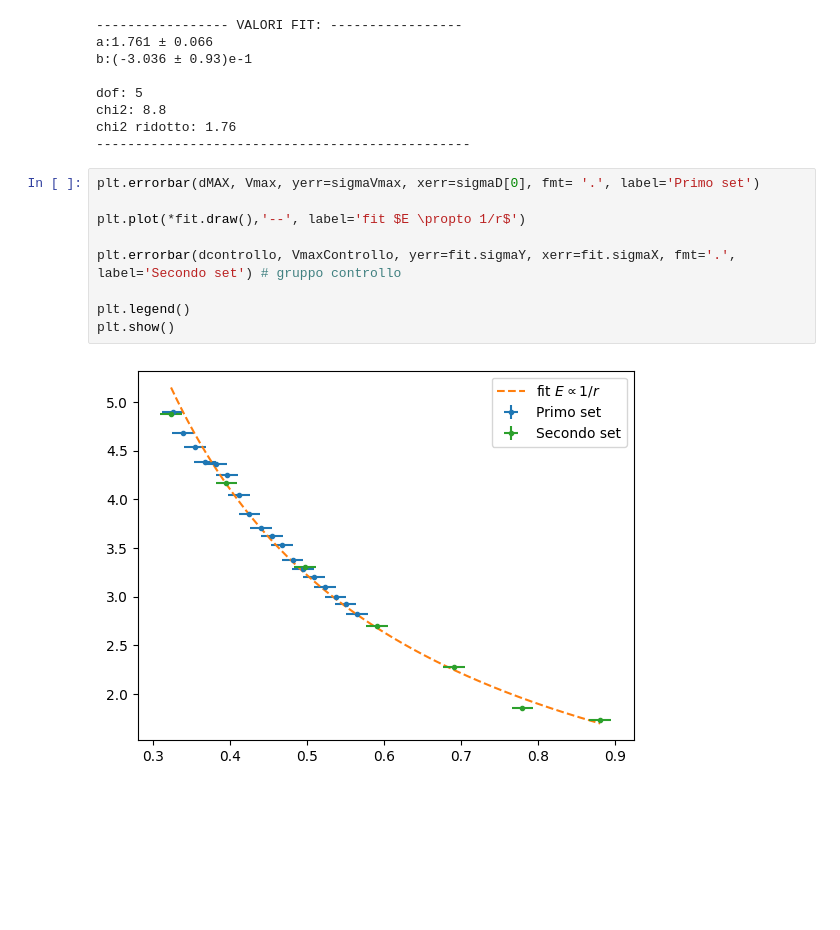
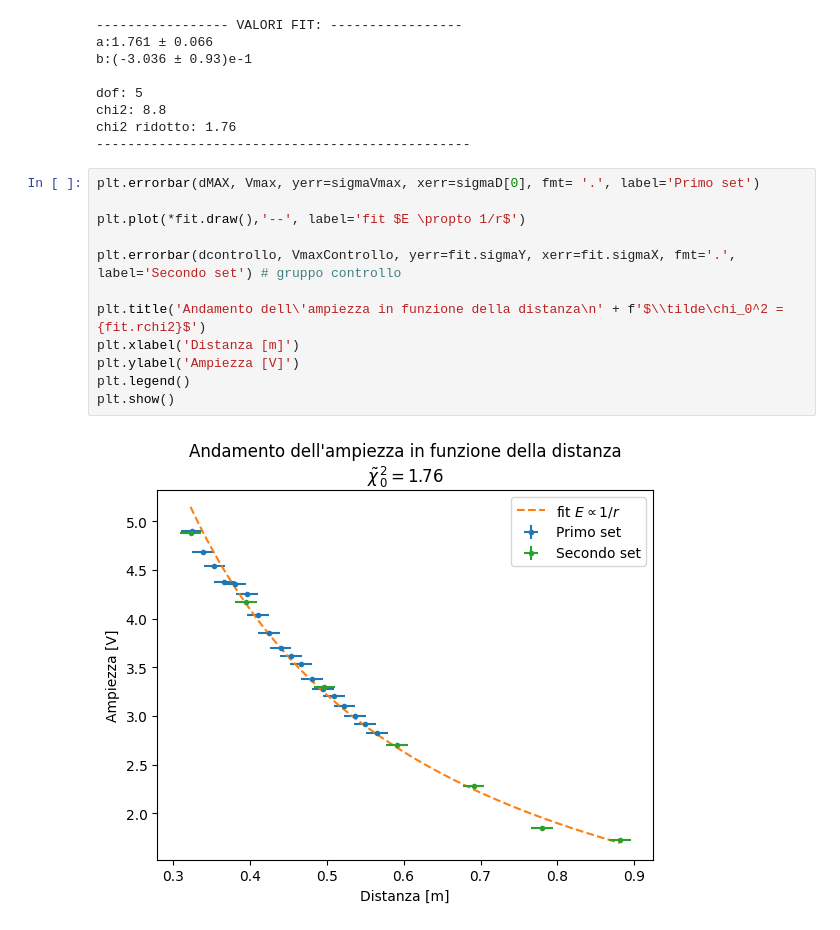
Before and after one commit to CarminatiGiovanni/LaboratorioFisica2, a Jupyter notebook: 20240509micoonde/ampiezza_distanza.ipynb, the cells around one changed output. Cells and saved outputs as stored; diff of their text form; blank space fills up the shorter version.

Commit message:
ampiezza

```diff
--- a/20240509micoonde/ampiezza_distanza.ipynb
+++ b/20240509micoonde/ampiezza_distanza.ipynb
@@ -67,11 +67,14 @@ chi2 ridotto: 1.76
 # %%
 plt.errorbar(dMAX, Vmax, yerr=sigmaVmax, xerr=sigmaD[0], fmt= '.', label='Primo set')
 
 plt.plot(*fit.draw(),'--', label='fit $E \propto 1/r$')
 
 plt.errorbar(dcontrollo, VmaxControllo, yerr=fit.sigmaY, xerr=fit.sigmaX, fmt='.', label='Secondo set') # gruppo controllo
 
+plt.title('Andamento dell\'ampiezza in funzione della distanza\n' + f'$\\tilde\chi_0^2 = {fit.rchi2}$')
+plt.xlabel('Distanza [m]')
+plt.ylabel('Ampiezza [V]')
 plt.legend()
 plt.show()
 # %% [output]
-[figure, old version]
+[figure, new version]
```
